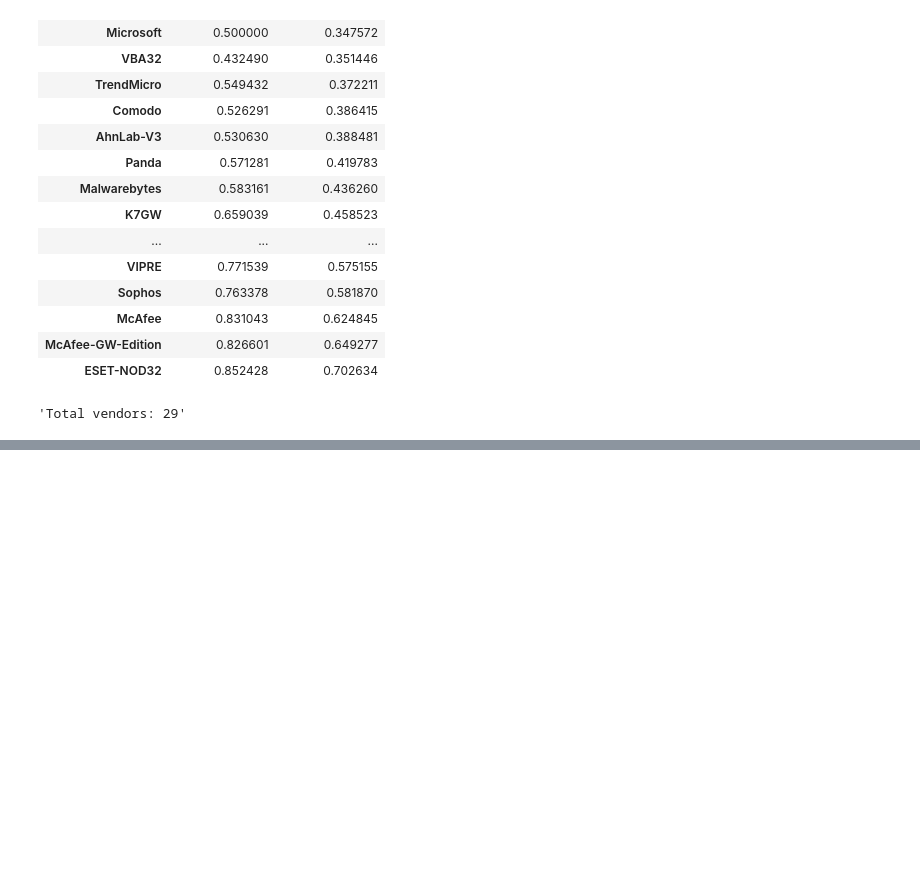
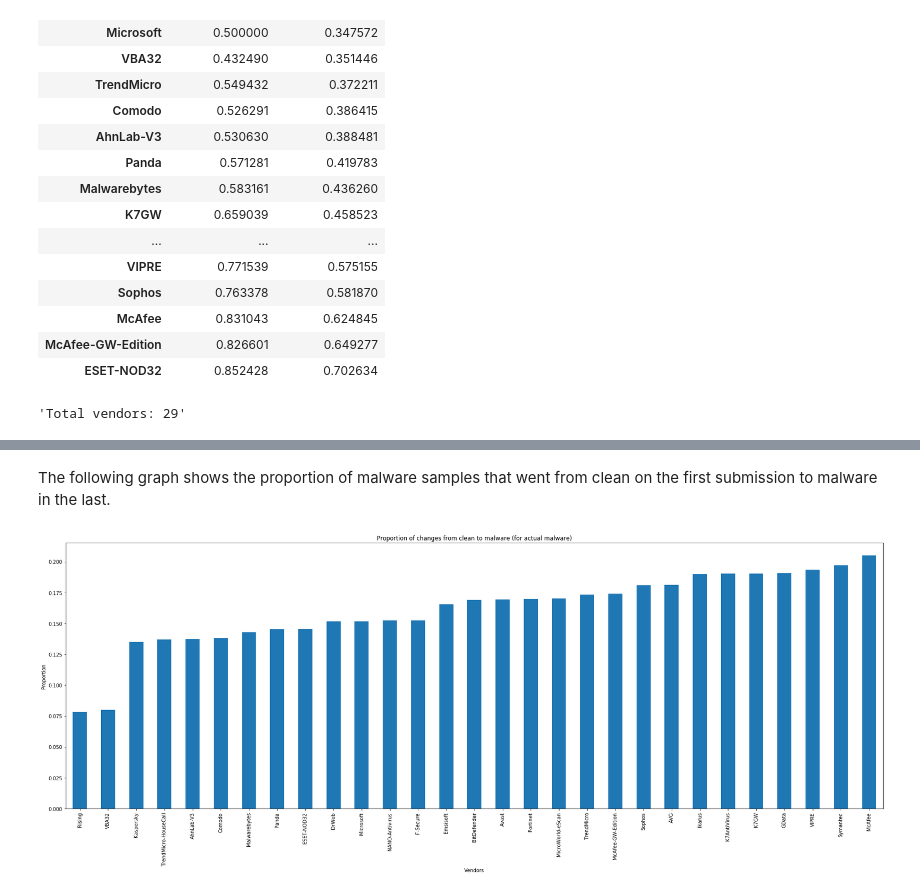
Before and after one commit to joaogodinho/thesis, a Jupyter notebook: final_notebooks/Data Labeling.ipynb, the cells around one changed output, grey strips where cells are left out. Cells and saved outputs as stored; diff of their text form; code cells hidden in the pictures; blank space fills up the shorter version.

```diff
--- a/final_notebooks/Data Labeling.ipynb
+++ b/final_notebooks/Data Labeling.ipynb
@@ -218,0 +287,28 @@ display('Total vendors: {}'.format(len(first_last_detections[(first_last_detecti
+# %%
+malware_proportion = reports_duplicated.sort_values('date').drop_duplicates(keep='first', subset='md5')
+malware_proportion = malware_proportion[malware_proportion.md5.isin(malware_duplicates.md5)]
+malware_proportion2 = reports_duplicated.sort_values('date').drop_duplicates(keep='last', subset='md5')
+malware_proportion2 = malware_proportion2[malware_proportion2.md5.isin(malware_duplicates.md5)]
+
+clean_proportion = reports_duplicated.sort_values('date').drop_duplicates(keep='first', subset='md5')
+clean_proportion = clean_proportion[clean_proportion.md5.isin(clean_duplicates.md5)]
+clean_proportion2 = reports_duplicated.sort_values('date').drop_duplicates(keep='last', subset='md5')
+clean_proportion2 = clean_proportion2[clean_proportion2.md5.isin(clean_duplicates.md5)]
+# %% [markdown]
+The following graph shows the proportion of malware samples that went from clean on the first submission to malware in the last.
+# %%
+vendors_changes = dict()
+
+for vendor in selected_vendors:
+    first = malware_proportion[vendor].dropna().replace('Clean', np.nan)
+    last = malware_proportion2[vendor].dropna().replace('Clean', np.nan)
+
+    vendors_changes[vendor] = (len(first[first.isnull()]) - len(last[last.isnull()])) / len(malware_last)
+
+ax = pd.Series(vendors_changes).sort_values().plot.bar(figsize=((30, 10)),
+    title='Proportion of changes from clean to malware (for actual malware)')
+ax.set_xlabel('Vendors')
+ax.set_ylabel('Proportion')
+plt.show()
+# %% [output]
+[figure, added]
```
Also changed, not shown: parts of 19 cells of this notebook.
